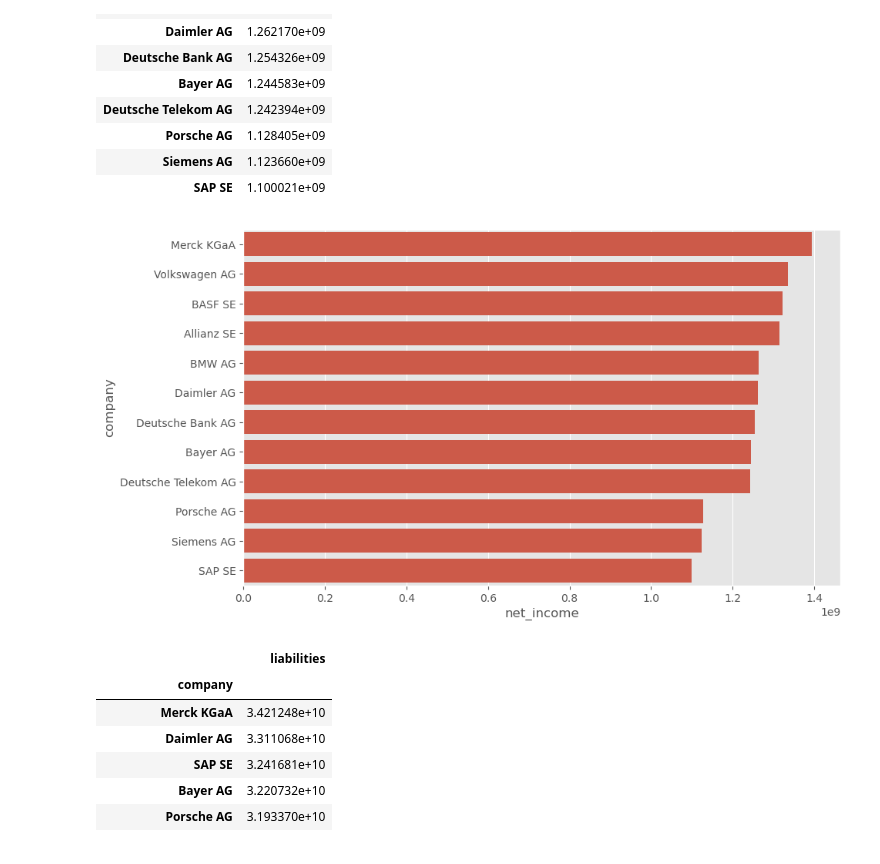
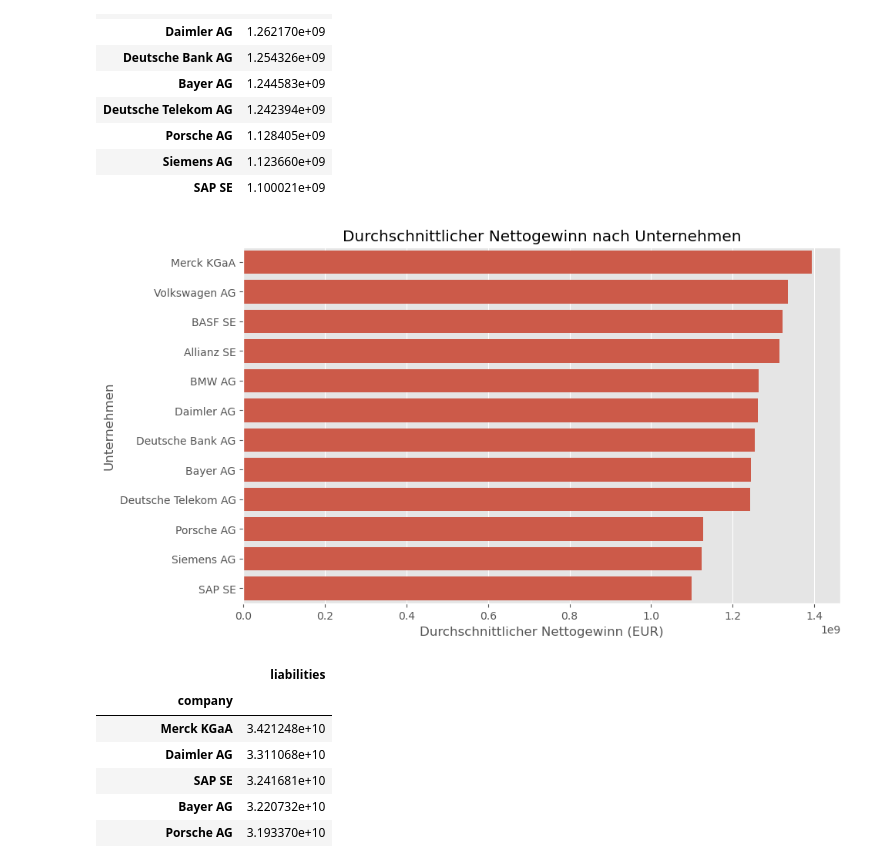
Before and after one commit to ozbakislar/top-german-companies-eda, a Jupyter notebook: notebooks/top_12_german_companies_eda_de.ipynb, the cells around one changed output. Saved outputs shown, nothing was run; the diff lists cells and outputs as text; code cells hidden in the pictures.

```diff
--- a/notebooks/top_12_german_companies_eda_de.ipynb
+++ b/notebooks/top_12_german_companies_eda_de.ipynb
@@ -703,9 +707,13 @@ df.groupby('company')[['net_income']].mean().sort_values('net_income', ascending
 # %%
 sns.barplot(data=df.groupby('company')['net_income'].mean().sort_values(ascending=False).reset_index(), x='net_income', y='company')
 
+plt.xlabel('Durchschnittlicher Nettogewinn (EUR)')
+plt.ylabel('Unternehmen')
+plt.title('Durchschnittlicher Nettogewinn nach Unternehmen')
+
 plt.show()
 # %% [output]
-[figure, old version]
+[figure, new version]
 # %%
 df.groupby('company')[['liabilities']].mean().sort_values('liabilities', ascending=False)
 # %% [output]
```
Also changed, not shown: parts of 19 cells of this notebook, 1 other file.
